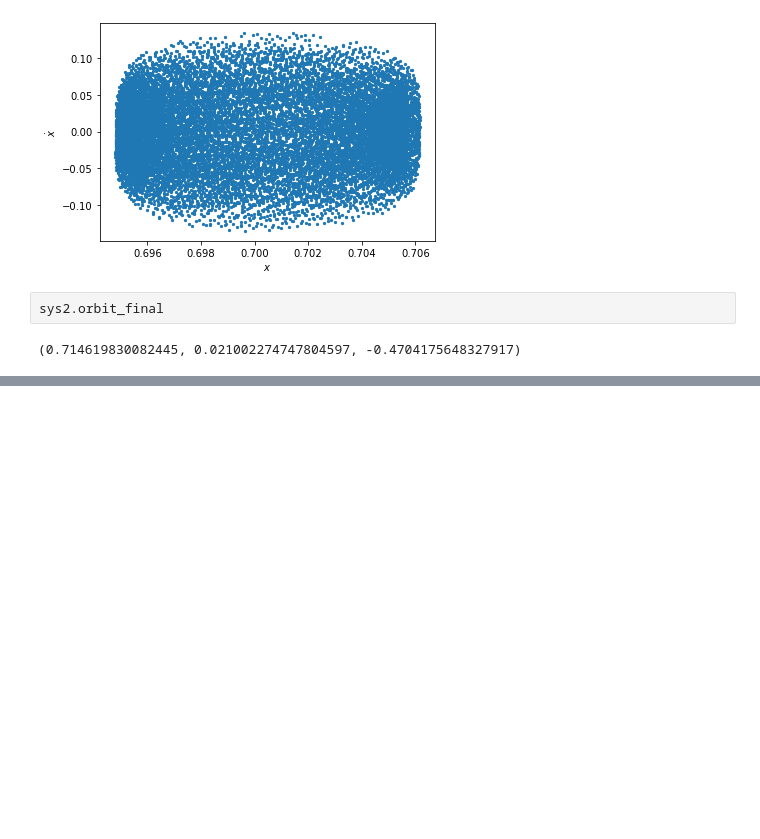
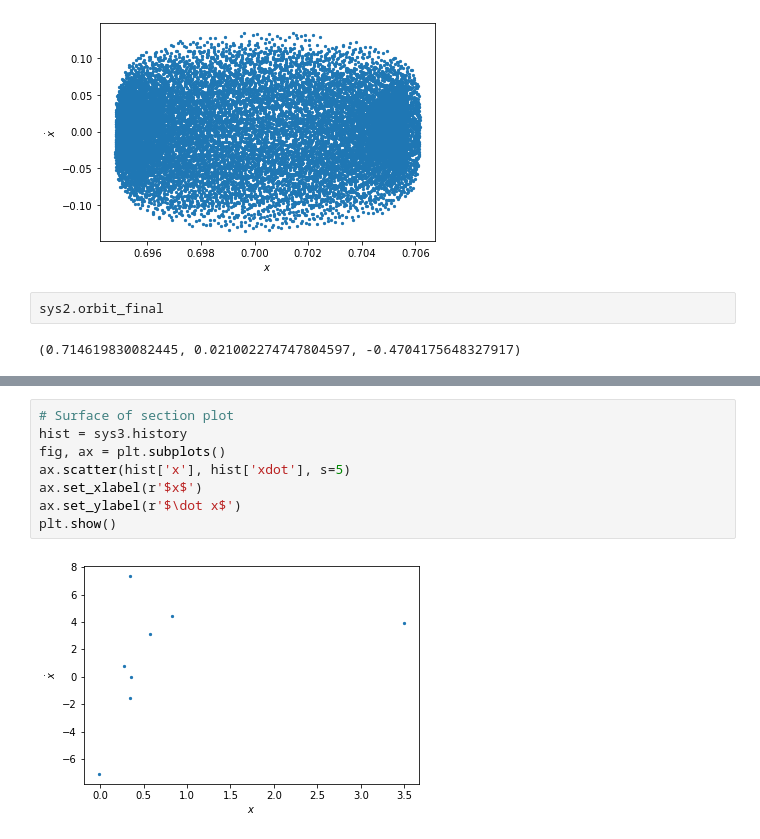
Before and after one commit to lodubay/dynamics, a Jupyter notebook: hw2.ipynb, the cells around one changed output, grey strips where cells are left out. Saved outputs shown, nothing was run; the diff lists cells and outputs as text; blank space fills up the shorter version.

```diff
--- a/hw2.ipynb
+++ b/hw2.ipynb
@@ -351,0 +343,10 @@ KeyboardInterrupt:
+# %%
+# Surface of section plot
+hist = sys3.history
+fig, ax = plt.subplots()
+ax.scatter(hist['x'], hist['xdot'], s=5)
+ax.set_xlabel(r'$x$')
+ax.set_ylabel(r'$\dot x$')
+plt.show()
+# %% [output]
+[figure, added]
```
Also changed, not shown: parts of 5 cells of this notebook.
